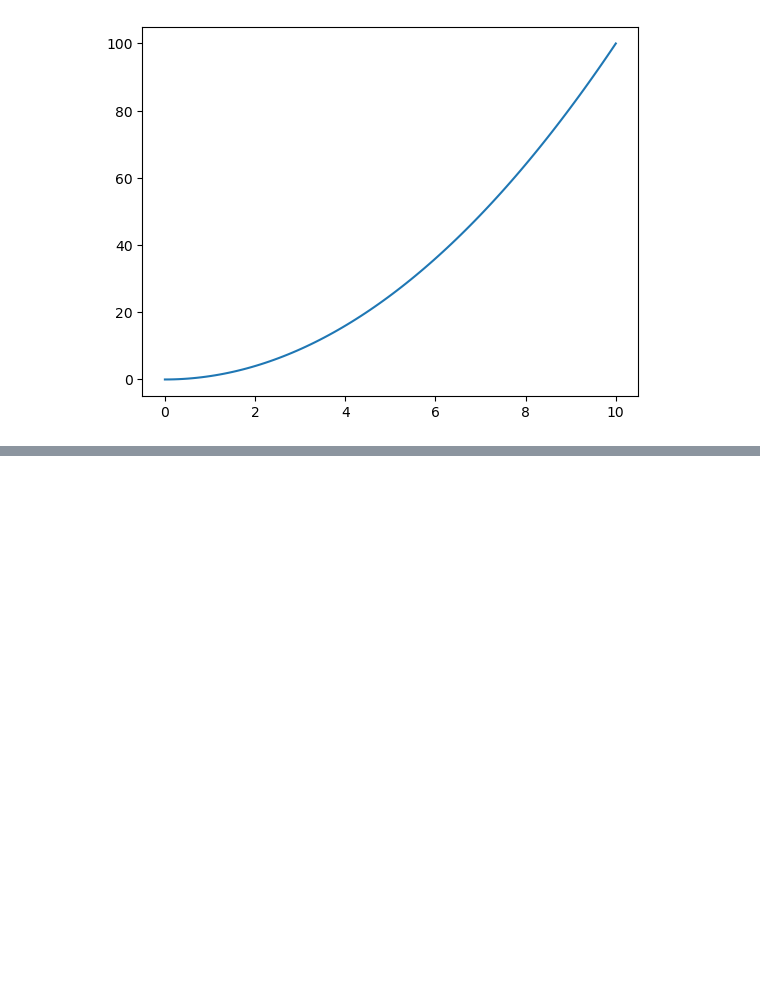
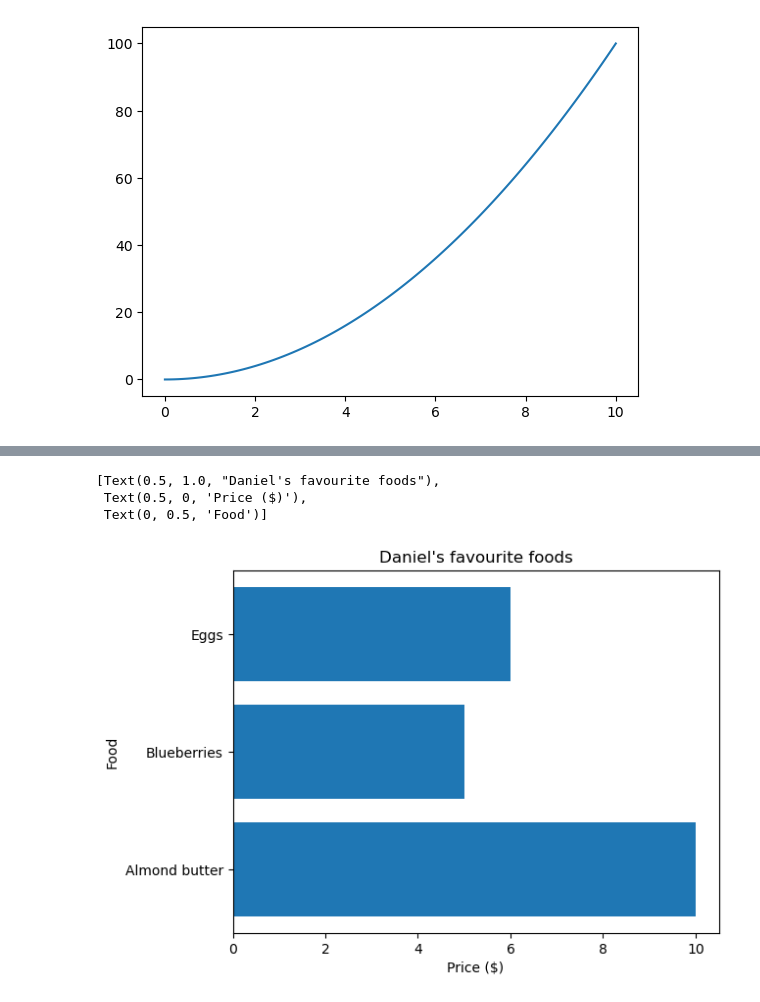
Before and after one commit to aftb777/Learning-Machine, a Jupyter notebook: MatpotlibCodes/Exercise.ipynb, the cells around one changed output, grey strips where cells are left out. Cells and saved outputs as stored; diff of their text form; code cells hidden in the pictures; blank space fills up the shorter version.

```diff
--- a/MatpotlibCodes/Exercise.ipynb
+++ b/MatpotlibCodes/Exercise.ipynb
@@ -52,0 +88,13 @@ ax.plot(X, X**2)
+# %%
+# Make the same plot as above, except this time make the bars go horizontal
+fig, ax = plt.subplots()
+ax.barh(list(favourite_food_prices.keys()),
+        list(favourite_food_prices.values()))
+ax.set(title="Daniel's favourite foods",
+       xlabel="Price ($)",
+       ylabel="Food")
+# %% [output]
+[Text(0.5, 1.0, "Daniel's favourite foods"),
+ Text(0.5, 0, 'Price ($)'),
+ Text(0, 0.5, 'Food')]
+[figure, added]
```
Also changed, not shown: parts of 4 cells of this notebook.
